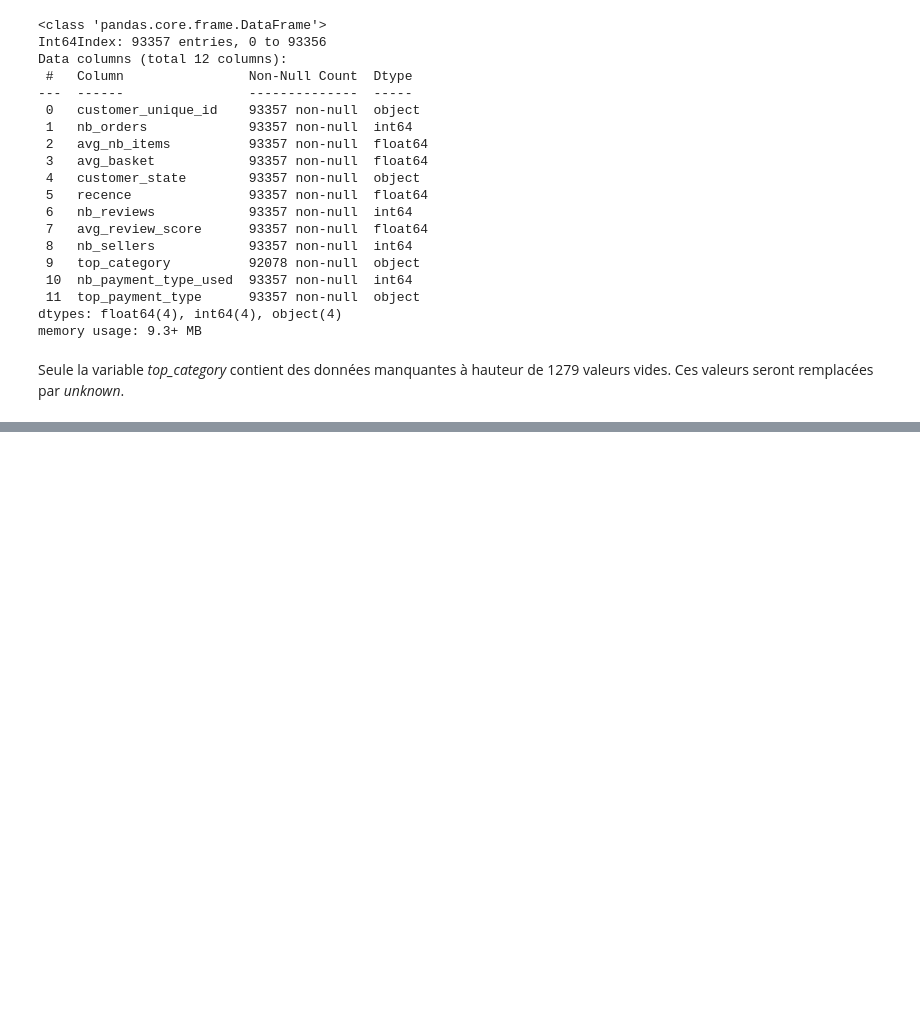
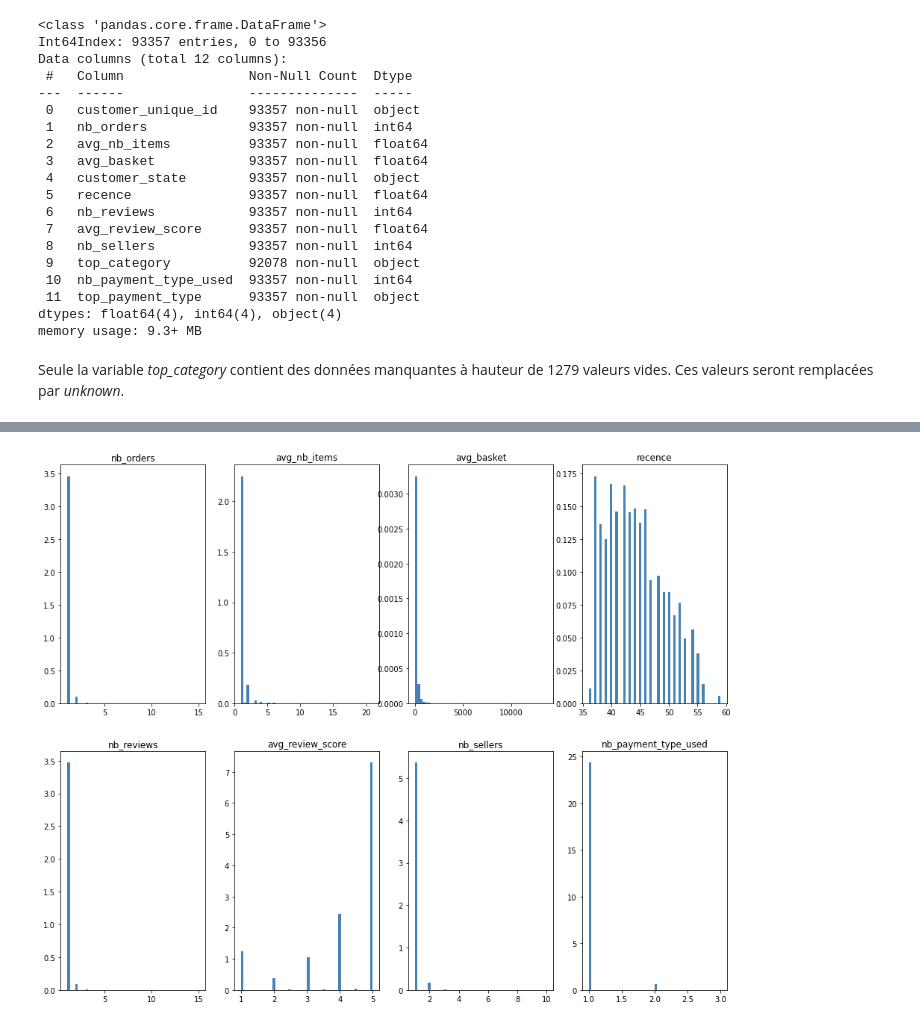
Before and after one commit to sebastienbourgeois/oc-p5-segmenter-clients-site-ecommerce, a Jupyter notebook: POLIST_01_notebookanalyse.ipynb, the cells around one changed output, grey strips where cells are left out. Drawn from its saved outputs; the diff is of its cells as text; code cells hidden in the pictures; blank space fills up the shorter version.

Commit message:
Début de l'analyse univariée du dataset de clients

```diff
--- a/POLIST_01_notebookanalyse.ipynb
+++ b/POLIST_01_notebookanalyse.ipynb
@@ -1147,0 +1184,47 @@ aggregats_par_client.loc[aggregats_par_client.loc[:, 'top_category'].isna(), "to
+# %%
+mapping_type_variables = {}
+mapping_type_variables["nb_orders"] = "quantitative"
+mapping_type_variables["avg_nb_items"] = "quantitative"
+mapping_type_variables["avg_basket"] = "quantitative"
+mapping_type_variables["customer_state"] = "qualitative"
+mapping_type_variables["recence"] = "quantitative"
+mapping_type_variables["nb_reviews"] = "quantitative"
+mapping_type_variables["avg_review_score"] = "quantitative"
+mapping_type_variables["nb_sellers"] = "quantitative"
+mapping_type_variables["top_category"] = "qualitative"
+mapping_type_variables["nb_payment_type_used"] = "quantitative"
+mapping_type_variables["top_payment_type"] = "qualitative"
+# %%
+mapping_visualisation_variable = {}
+mapping_visualisation_variable["nb_orders"] = True
+mapping_visualisation_variable["avg_nb_items"] = True
+mapping_visualisation_variable["avg_basket"] = True
+mapping_visualisation_variable["customer_state"] = True
+mapping_visualisation_variable["recence"] = True
+mapping_visualisation_variable["nb_reviews"] = True
+mapping_visualisation_variable["avg_review_score"] = True
+mapping_visualisation_variable["nb_sellers"] = True
+mapping_visualisation_variable["top_category"] = True
+mapping_visualisation_variable["nb_payment_type_used"] = True
+mapping_visualisation_variable["top_payment_type"] = True
+# %%
+# Séparation du dataset selon les types de variables pour faciliter la visualisation
+variables_quantitatives = [nom_colonne for nom_colonne in mapping_type_variables
+                                           if mapping_type_variables[nom_colonne] != "qualitative"
+                                           and mapping_visualisation_variable[nom_colonne]]
+variables_qualitatives = [nom_colonne for nom_colonne in mapping_type_variables
+                                           if mapping_type_variables[nom_colonne] == "qualitative"
+                                           and mapping_visualisation_variable[nom_colonne]]
+data_quanti_visualisation = aggregats_par_client[variables_quantitatives]
+data_quali_visualisation = aggregats_par_client[variables_qualitatives]
+# %%
+# Visualisation des variables quantitatives
+fig = plt.figure(figsize=(16, 20))
+for indice_colonne in range(data_quanti_visualisation.shape[1]):
+    ax = fig.add_subplot(3, 4, (indice_colonne+1))
+    nom_colonne = data_quanti_visualisation.iloc[:, indice_colonne].name
+    h = ax.hist(data_quanti_visualisation.iloc[:, indice_colonne], bins=50, color='steelblue',
+                density=True, edgecolor='none')
+    ax.set_title(nom_colonne, fontsize=12)
+# %% [output]
+[figure, added]
```
Also changed, not shown: parts of 9 cells of this notebook.
